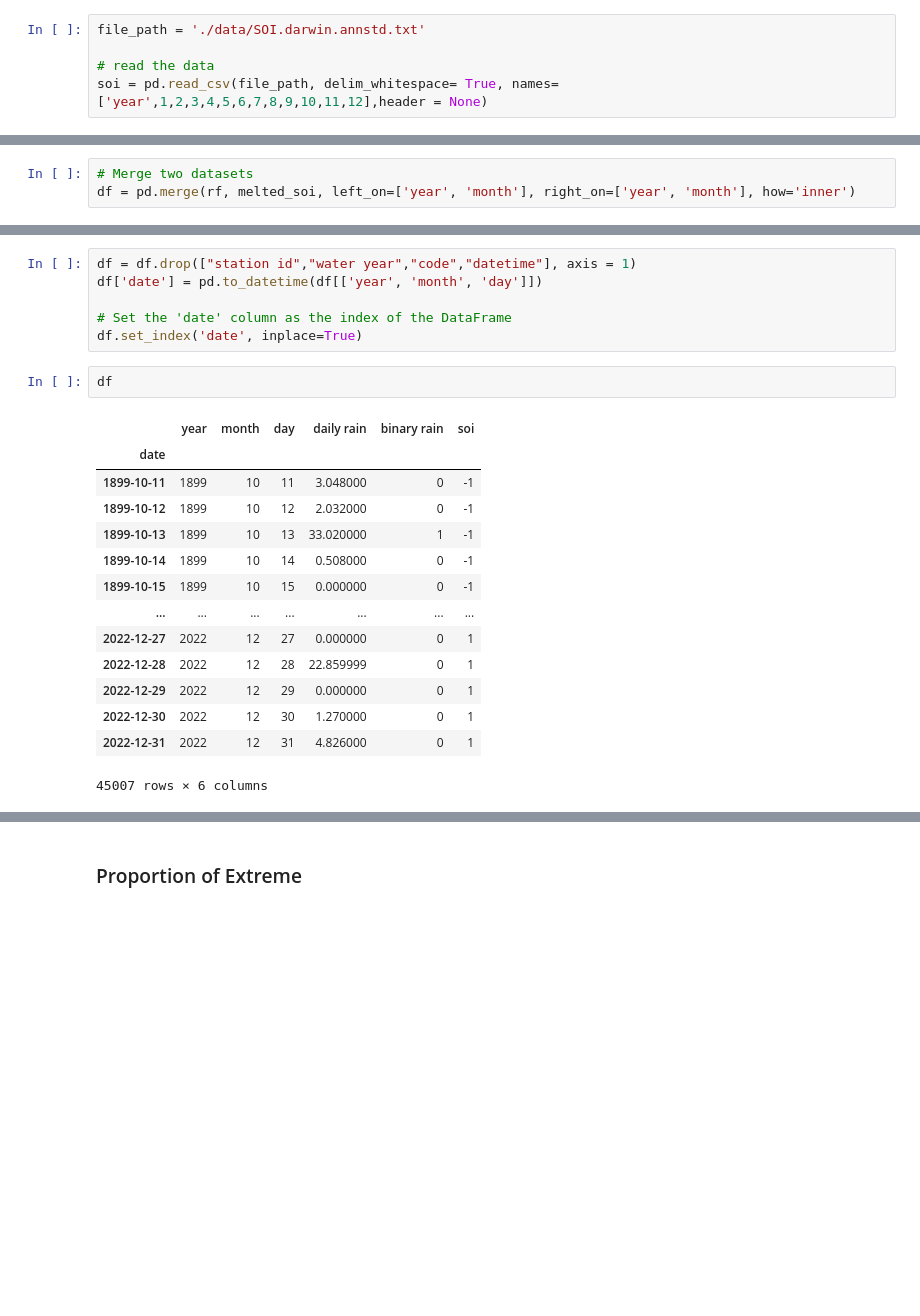
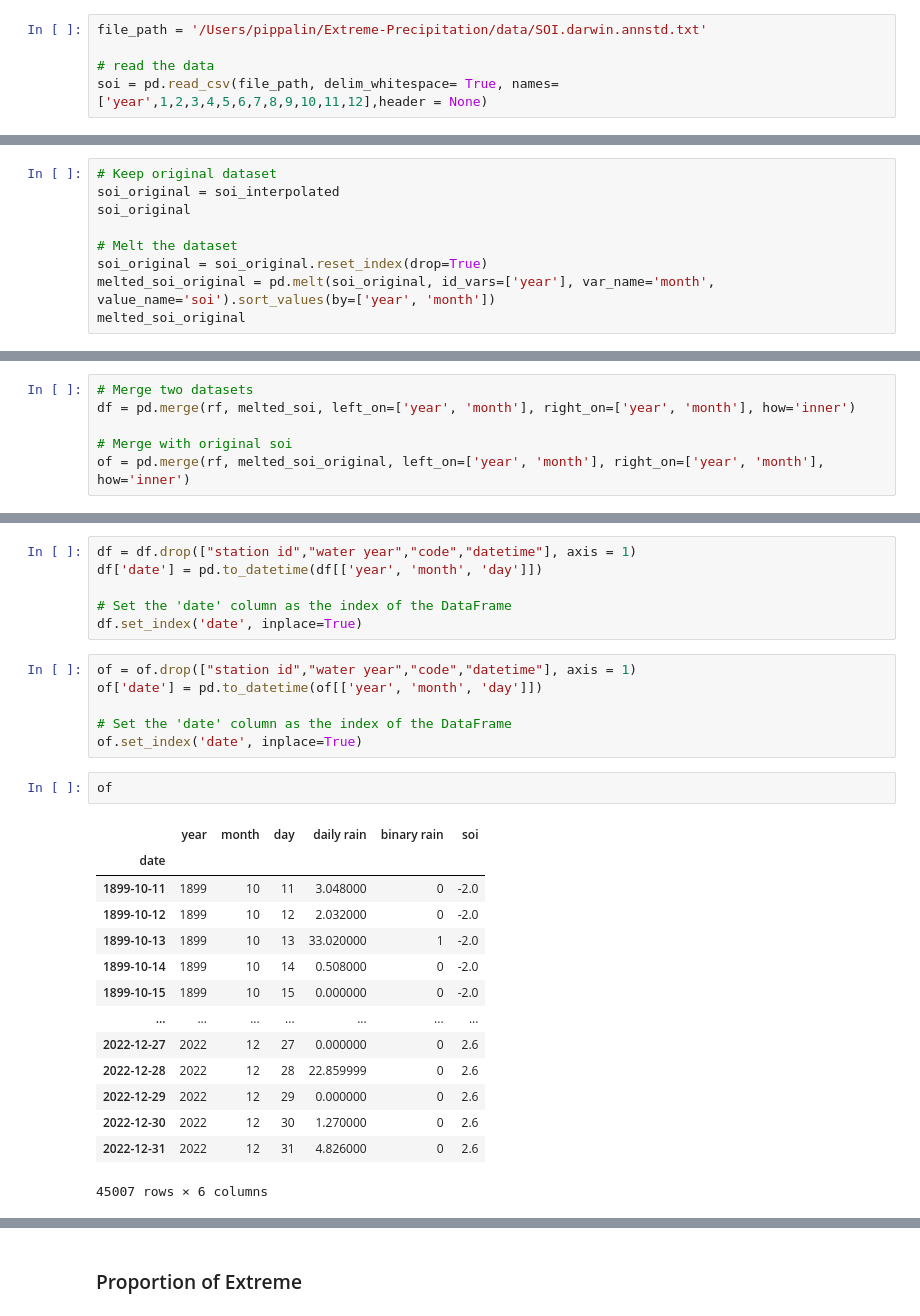
Before and after one commit to pippahtlin/Extreme-Precipitation, a Jupyter notebook: data/Import Data_95.ipynb, the cells around one changed output, grey strips where cells are left out. Drawn from its saved outputs; the diff is of its cells as text; blank space fills up the shorter version.

```diff
--- a/data/Import Data_95.ipynb
+++ b/data/Import Data_95.ipynb
@@ -145,7 +145,7 @@ rf.to_csv("/Users/pippalin/Extreme-Precipitation/data/precipitation_clean")
 ### **SOI Data**
 #### Read the data
 # %%
-file_path = './data/SOI.darwin.annstd.txt'
+file_path = '/Users/pippalin/Extreme-Precipitation/data/SOI.darwin.annstd.txt'
 
 # read the data
 soi = pd.read_csv(file_path, delim_whitespace= True, names=['year',1,2,3,4,5,6,7,8,9,10,11,12],header = None)
@@ -233,3 +233,12 @@ soi_interpolated
 | 155 | 2021 | 1.2 | 3.0 | -0.5 | -0.2 | -0.1 | -1.0 | 1.4 | -0.6 | 0.0 | 1.7 | ... |
 | 156 | 2022 | -0.4 | -0.4 | 0.5 | -0.8 | -1.3 | -1.0 | 2.6 | 0.6 | 2.6 | 3.7 | ... |
 157 rows × 13 columns
+# %%
+# Keep original dataset
+soi_original = soi_interpolated
+soi_original
+
+# Melt the dataset
+soi_original = soi_original.reset_index(drop=True)
+melted_soi_original = pd.melt(soi_original, id_vars=['year'], var_name='month', value_name='soi').sort_values(by=['year', 'month'])
+melted_soi_original
@@ -288,6 +311,9 @@ melted_soi
 # %%
 # Merge two datasets
 df = pd.merge(rf, melted_soi, left_on=['year', 'month'], right_on=['year', 'month'], how='inner')
+
+# Merge with original soi
+of = pd.merge(rf, melted_soi_original, left_on=['year', 'month'], right_on=['year', 'month'], how='inner')
 # %% [markdown]
 ### Remove unwanted column
 # %%
@@ -296,22 +322,28 @@ df['date'] = pd.to_datetime(df[['year', 'month', 'day']])
 
 # Set the 'date' column as the index of the DataFrame
 df.set_index('date', inplace=True)
+# %%
+of = of.drop(["station id","water year","code","datetime"], axis = 1)
+of['date'] = pd.to_datetime(of[['year', 'month', 'day']])
+
+# Set the 'date' column as the index of the DataFrame
+of.set_index('date', inplace=True)
 # %%
-df
+of
 # %% [output]
 |  | year | month | day | daily rain | binary rain | soi |
 | date |  |  |  |  |  |  |
-| 1899-10-11 | 1899 | 10 | 11 | 3.048000 | 0 | -1 |
-| 1899-10-12 | 1899 | 10 | 12 | 2.032000 | 0 | -1 |
-| 1899-10-13 | 1899 | 10 | 13 | 33.020000 | 1 | -1 |
-| 1899-10-14 | 1899 | 10 | 14 | 0.508000 | 0 | -1 |
-| 1899-10-15 | 1899 | 10 | 15 | 0.000000 | 0 | -1 |
+| 1899-10-11 | 1899 | 10 | 11 | 3.048000 | 0 | -2.0 |
+| 1899-10-12 | 1899 | 10 | 12 | 2.032000 | 0 | -2.0 |
+| 1899-10-13 | 1899 | 10 | 13 | 33.020000 | 1 | -2.0 |
+| 1899-10-14 | 1899 | 10 | 14 | 0.508000 | 0 | -2.0 |
+| 1899-10-15 | 1899 | 10 | 15 | 0.000000 | 0 | -2.0 |
 | ... | ... | ... | ... | ... | ... | ... |
-| 2022-12-27 | 2022 | 12 | 27 | 0.000000 | 0 | 1 |
-| 2022-12-28 | 2022 | 12 | 28 | 22.859999 | 0 | 1 |
-| 2022-12-29 | 2022 | 12 | 29 | 0.000000 | 0 | 1 |
-| 2022-12-30 | 2022 | 12 | 30 | 1.270000 | 0 | 1 |
-| 2022-12-31 | 2022 | 12 | 31 | 4.826000 | 0 | 1 |
+| 2022-12-27 | 2022 | 12 | 27 | 0.000000 | 0 | 2.6 |
+| 2022-12-28 | 2022 | 12 | 28 | 22.859999 | 0 | 2.6 |
+| 2022-12-29 | 2022 | 12 | 29 | 0.000000 | 0 | 2.6 |
+| 2022-12-30 | 2022 | 12 | 30 | 1.270000 | 0 | 2.6 |
+| 2022-12-31 | 2022 | 12 | 31 | 4.826000 | 0 | 2.6 |
 45007 rows × 6 columns
 # %%
 df.to_csv("/Users/pippalin/Extreme-Precipitation/data/precipitation_soi")
```
Also changed, not shown: parts of 3 cells of this notebook, 2 other files.
